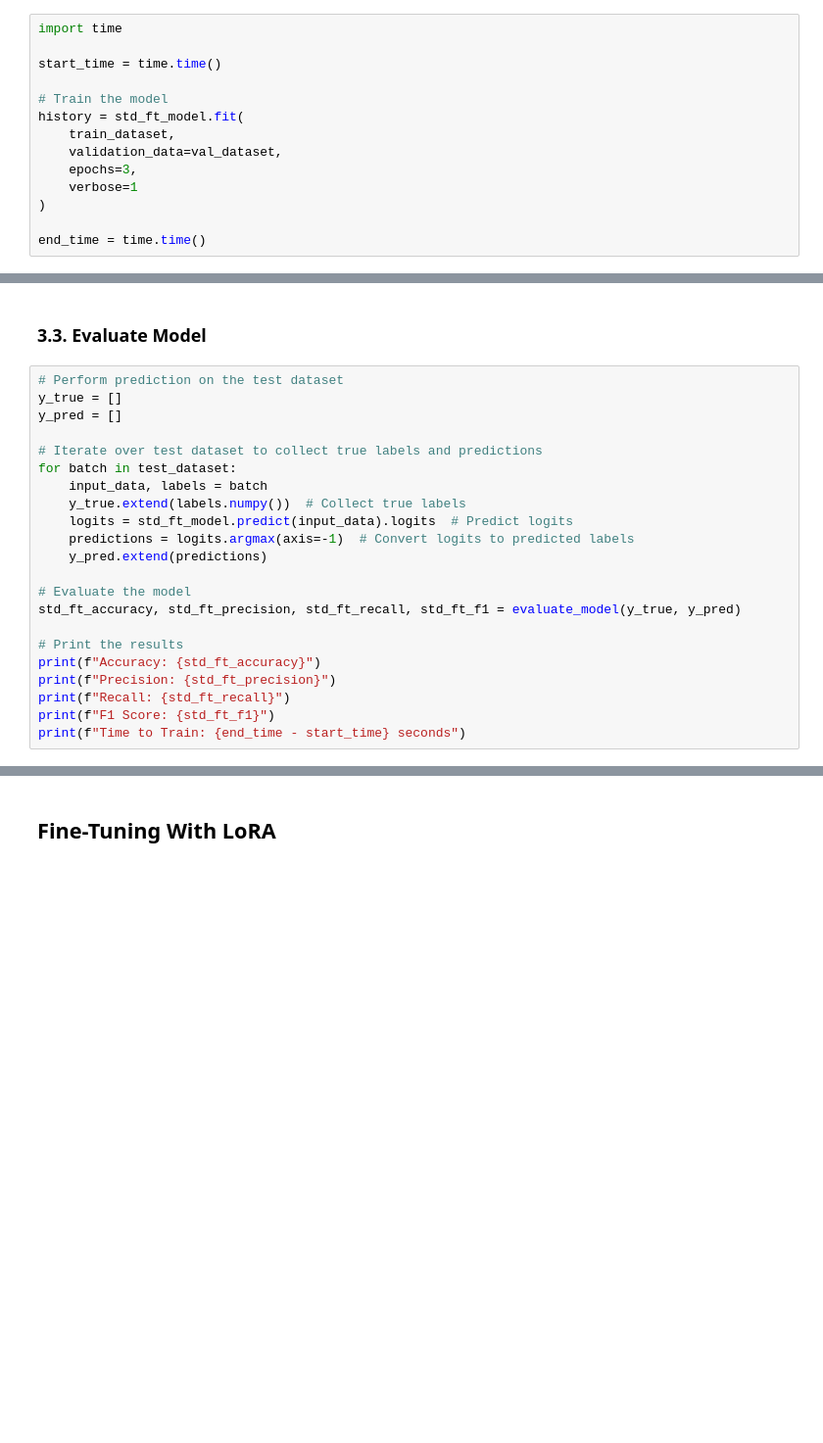
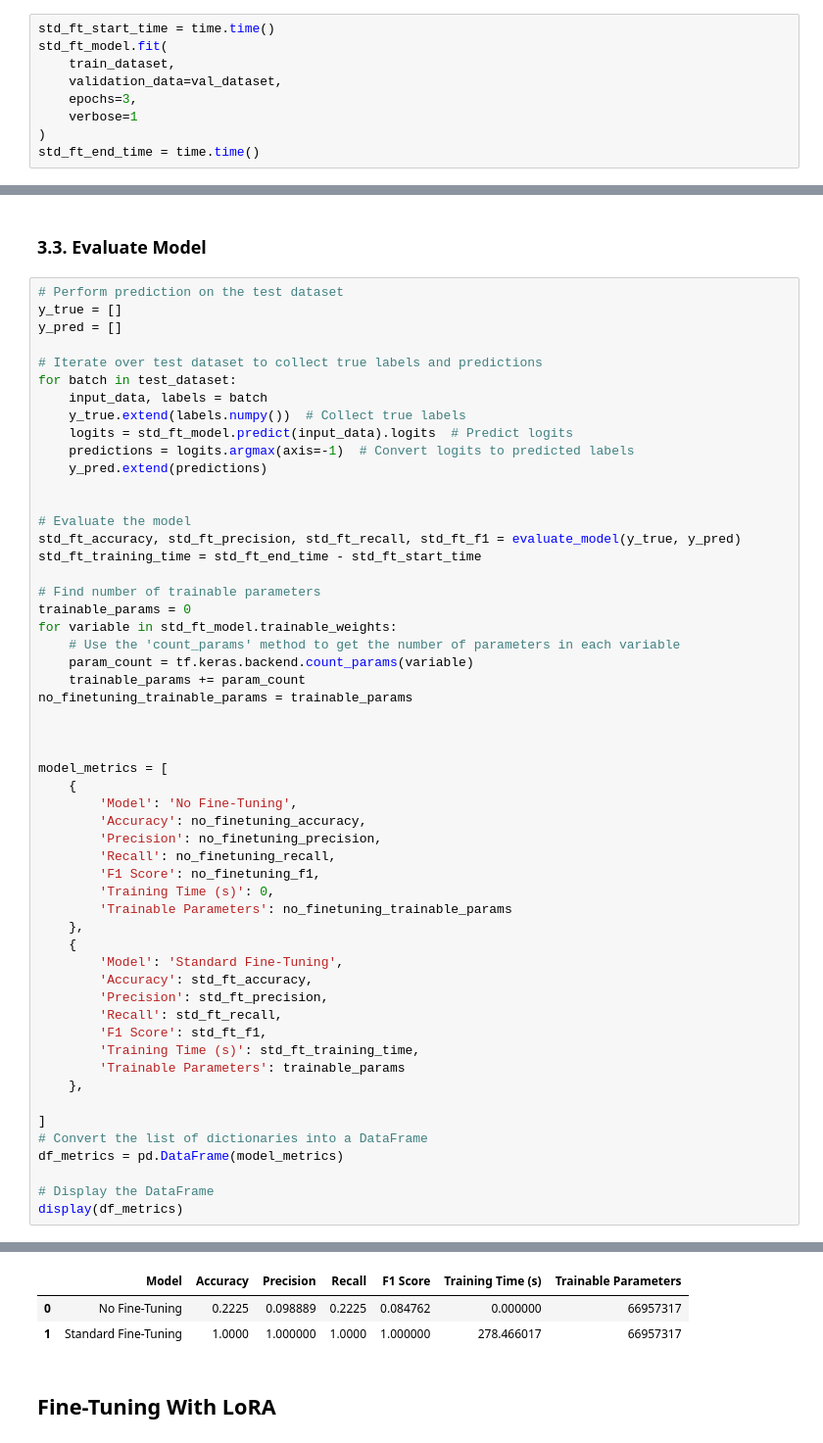
Before and after one commit to BennettJamesBishop/enterprise-email-routing, a Jupyter notebook: fine-tuning-distilBERT.ipynb, the cells around one changed output, grey strips where cells are left out. Shown at 98% size. Drawn from its saved outputs; the diff is of its cells as text; blank space fills up the shorter version.

Commit message:
Add cleaner metrics for no_ft and std_ft models

```diff
--- a/fine-tuning-distilBERT.ipynb
+++ b/fine-tuning-distilBERT.ipynb
@@ -230,18 +256,13 @@ You should probably TRAIN this model on a down-stream task to be able to use it
 # %% [markdown]
 ### 3.2 Train Model
 # %%
-import time
-
-start_time = time.time()
-
-# Train the model
-history = std_ft_model.fit(
+std_ft_start_time = time.time()
+std_ft_model.fit(
     train_dataset,
     validation_data=val_dataset,
     epochs=3,
     verbose=1
 )
-
-end_time = time.time()
+std_ft_end_time = time.time()
 # %% [output]
 Epoch 1/3
@@ -265,13 +286,45 @@ for batch in test_dataset:
     predictions = logits.argmax(axis=-1)  # Convert logits to predicted labels
     y_pred.extend(predictions)
 
+
 # Evaluate the model
 std_ft_accuracy, std_ft_precision, std_ft_recall, std_ft_f1 = evaluate_model(y_true, y_pred)
+std_ft_training_time = std_ft_end_time - std_ft_start_time
 
-# Print the results
-print(f"Accuracy: {std_ft_accuracy}")
-print(f"Precision: {std_ft_precision}")
-print(f"Recall: {std_ft_recall}")
-print(f"F1 Score: {std_ft_f1}")
-print(f"Time to Train: {end_time - start_time} seconds")
+# Find number of trainable parameters
+trainable_params = 0
+for variable in std_ft_model.trainable_weights:
+    # Use the 'count_params' method to get the number of parameters in each variable
+    param_count = tf.keras.backend.count_params(variable)
+    trainable_params += param_count
+no_finetuning_trainable_params = trainable_params
+
+
+
+model_metrics = [
+    {
+        'Model': 'No Fine-Tuning',
+        'Accuracy': no_finetuning_accuracy,
+        'Precision': no_finetuning_precision,
+        'Recall': no_finetuning_recall,
+        'F1 Score': no_finetuning_f1,
+        'Training Time (s)': 0,
+        'Trainable Parameters': no_finetuning_trainable_params
+    },
+    {
+        'Model': 'Standard Fine-Tuning',
+        'Accuracy': std_ft_accuracy,
+        'Precision': std_ft_precision,
+        'Recall': std_ft_recall,
+        'F1 Score': std_ft_f1,
+        'Training Time (s)': std_ft_training_time,
+        'Trainable Parameters': trainable_params
+    },
+
+]
+# Convert the list of dictionaries into a DataFrame
+df_metrics = pd.DataFrame(model_metrics)
+
+# Display the DataFrame
+display(df_metrics)
 # %% [output]
@@ -296,3 +344,6 @@ Time to Train: 293.57035875320435
+|  | Model | Accuracy | Precision | Recall | F1 Score | Training Time (s) | Trainable Parameters |
+| 0 | No Fine-Tuning | 0.2225 | 0.098889 | 0.2225 | 0.084762 | 0.000000 | 66957317 |
+| 1 | Standard Fine-Tuning | 1.0000 | 1.000000 | 1.0000 | 1.000000 | 278.466017 | 66957317 |
 # %% [markdown]
 ## Fine-Tuning With LoRA
 # %%
```
Also changed, not shown: parts of 10 cells of this notebook.
